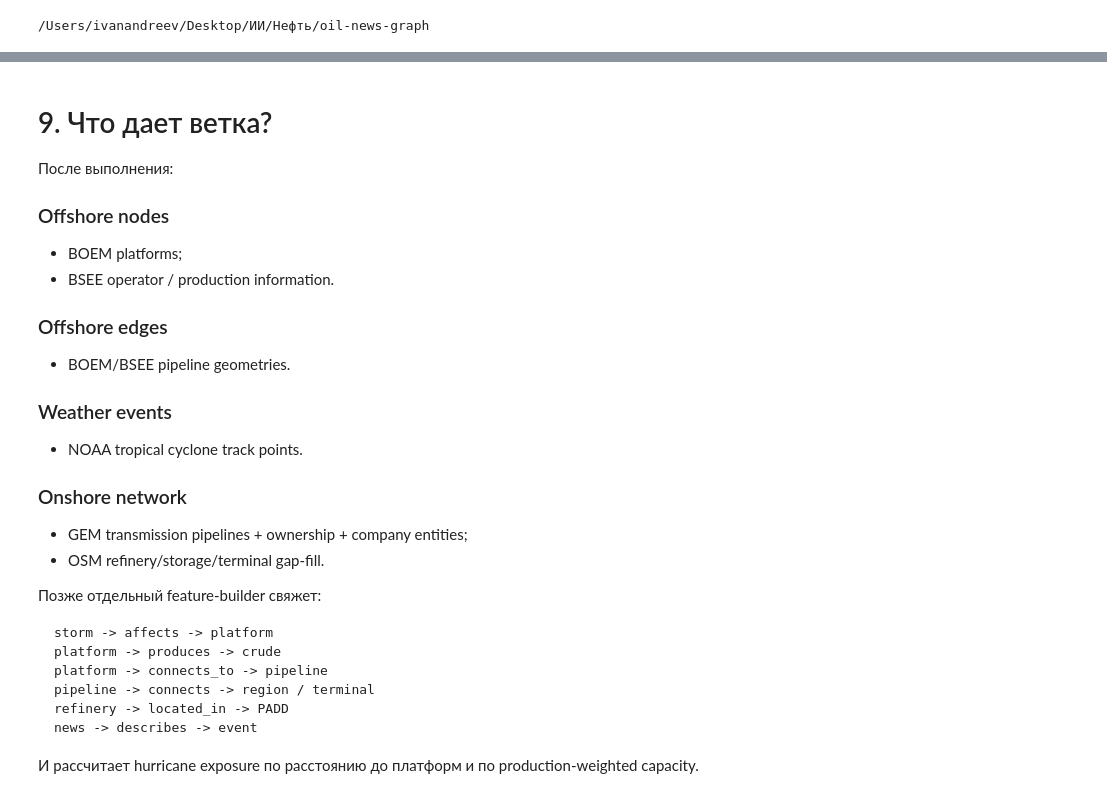
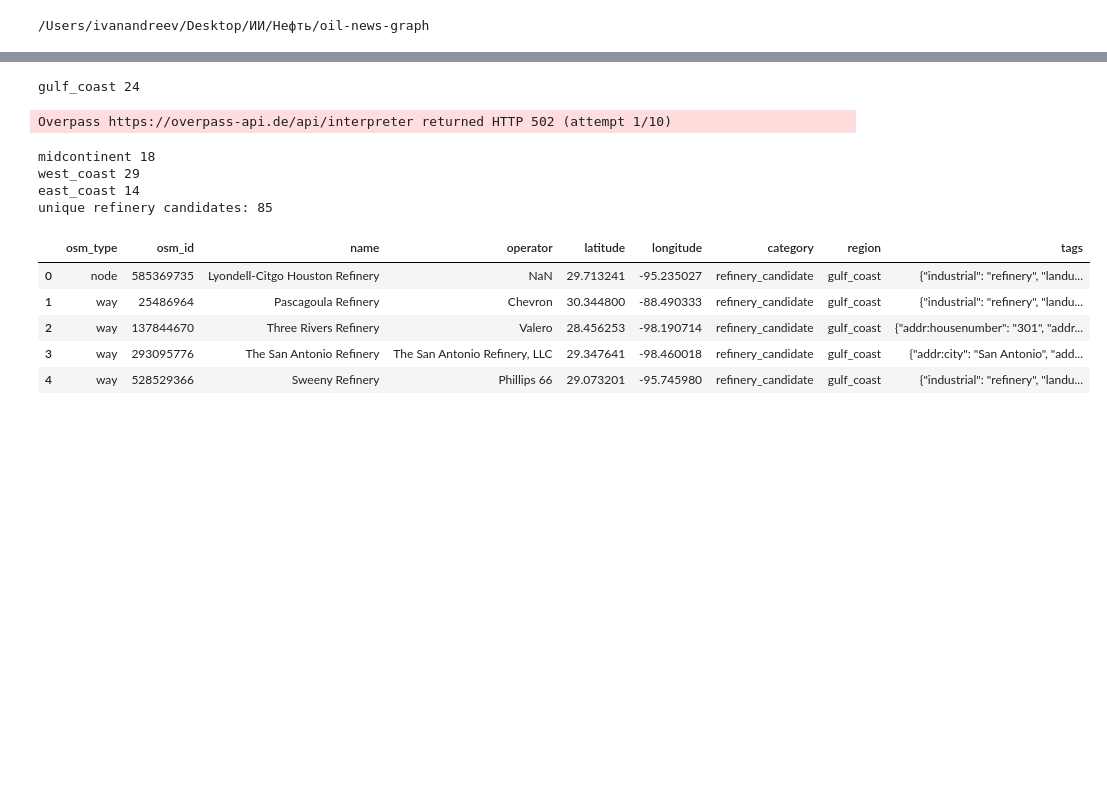
Before and after one commit to HSE-AI-Team61-clauDikie/oil-news-graph, a Jupyter notebook: jup_files/data/03_infrastructure_data.ipynb, the cells around one changed output, grey strips where cells are left out. Cells and saved outputs as stored; diff of their text form; code cells hidden in the pictures; blank space fills up the shorter version.

````diff
--- a/jup_files/data/03_infrastructure_data.ipynb
+++ b/jup_files/data/03_infrastructure_data.ipynb
@@ -1031,31 +836,39 @@ Saved:
-# %% [markdown]
-# 9. Что дает ветка?
-
-После выполнения:
-
-### Offshore nodes
-- BOEM platforms;
-- BSEE operator / production information.
-
-### Offshore edges
-- BOEM/BSEE pipeline geometries.
-
-### Weather events
-- NOAA tropical cyclone track points.
-
-### Onshore network
-- GEM transmission pipelines + ownership + company entities;
-- OSM refinery/storage/terminal gap-fill.
-
-Позже отдельный feature-builder свяжет:
-
-```text
-storm -> affects -> platform
-platform -> produces -> crude
-platform -> connects_to -> pipeline
-pipeline -> connects -> region / terminal
-refinery -> located_in -> PADD
-news -> describes -> event
-```
-
-И рассчитает hurricane exposure по расстоянию до платформ и по production-weighted capacity.
+# %%
+refinery_frames = []
+
+for region in OSM_REGIONS:
+    frame = overpass.fetch_refineries(region)
+    refinery_frames.append(frame)
+    print(region, len(frame))
+
+osm_refinery_candidates = (
+    pd.concat(
+        refinery_frames,
+        ignore_index=True,
+    )
+    .drop_duplicates(
+        subset=["osm_type", "osm_id"],
+    )
+    .reset_index(drop=True)
+)
+
+osm_refinery_candidates.to_parquet(
+    PROCESSED_DIR / "osm_refinery_candidates.parquet",
+    index=False,
+)
+
+print("unique refinery candidates:", len(osm_refinery_candidates))
+osm_refinery_candidates.head()
+# %% [output]
+gulf_coast 24
+Overpass https://overpass-api.de/api/interpreter returned HTTP 502 (attempt 1/10)
+midcontinent 18
+west_coast 29
+east_coast 14
+unique refinery candidates: 85
+|  | osm_type | osm_id | name | operator | latitude | longitude | category | region | tags |
+| 0 | node | 585369735 | Lyondell-Citgo Houston Refinery | NaN | 29.713241 | -95.235027 | refinery_candidate | gulf_coast | {"industrial": "refinery", "landu... |
+| 1 | way | 25486964 | Pascagoula Refinery | Chevron | 30.344800 | -88.490333 | refinery_candidate | gulf_coast | {"industrial": "refinery", "landu... |
+| 2 | way | 137844670 | Three Rivers Refinery | Valero | 28.456253 | -98.190714 | refinery_candidate | gulf_coast | {"addr:housenumber": "301", "addr... |
+| 3 | way | 293095776 | The San Antonio Refinery | The San Antonio Refinery, LLC | 29.347641 | -98.460018 | refinery_candidate | gulf_coast | {"addr:city": "San Antonio", "add... |
+| 4 | way | 528529366 | Sweeny Refinery | Phillips 66 | 29.073201 | -95.745980 | refinery_candidate | gulf_coast | {"industrial": "refinery", "landu... |
````
Also changed, not shown: parts of 70 cells of this notebook, 3 other files.
